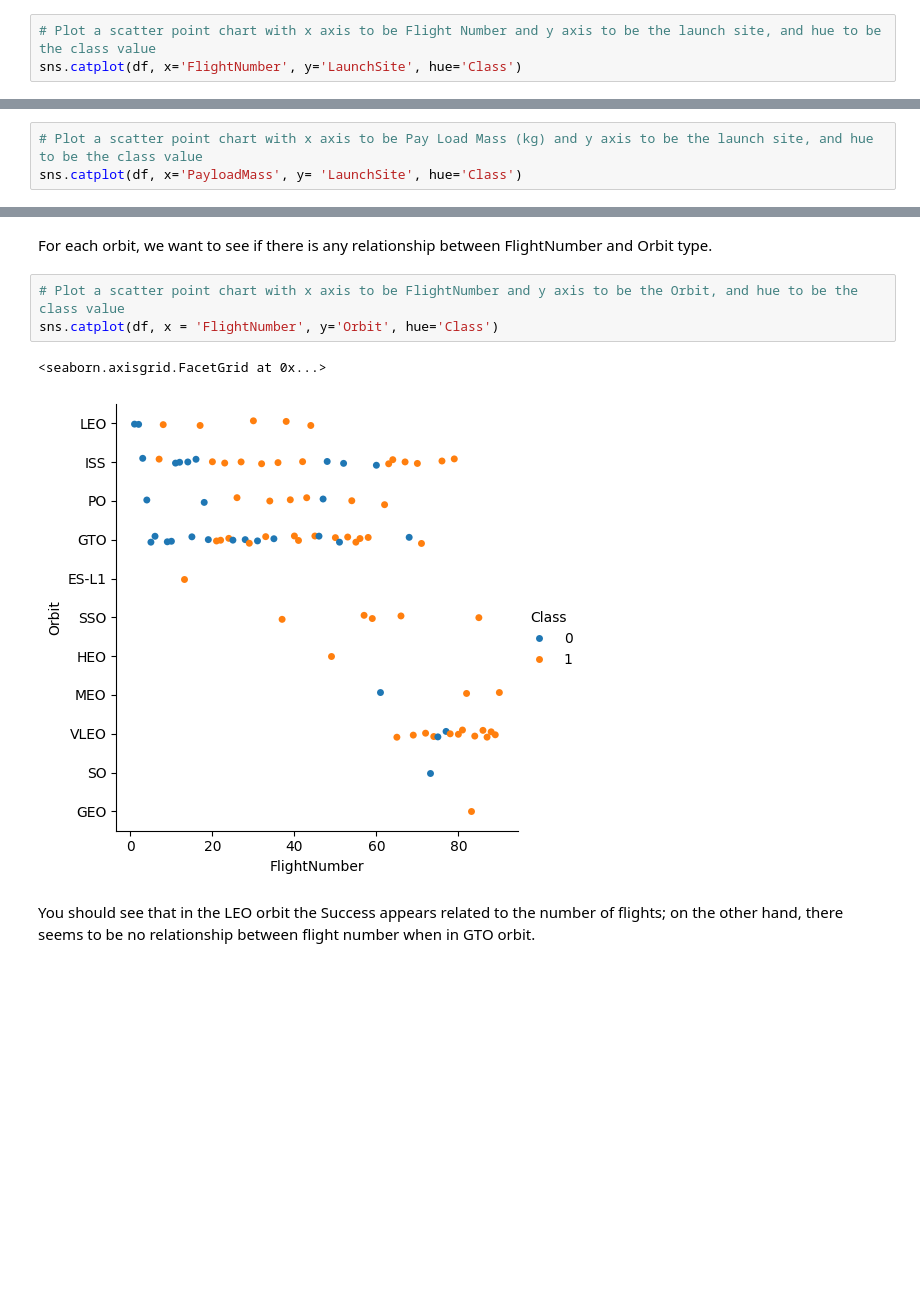
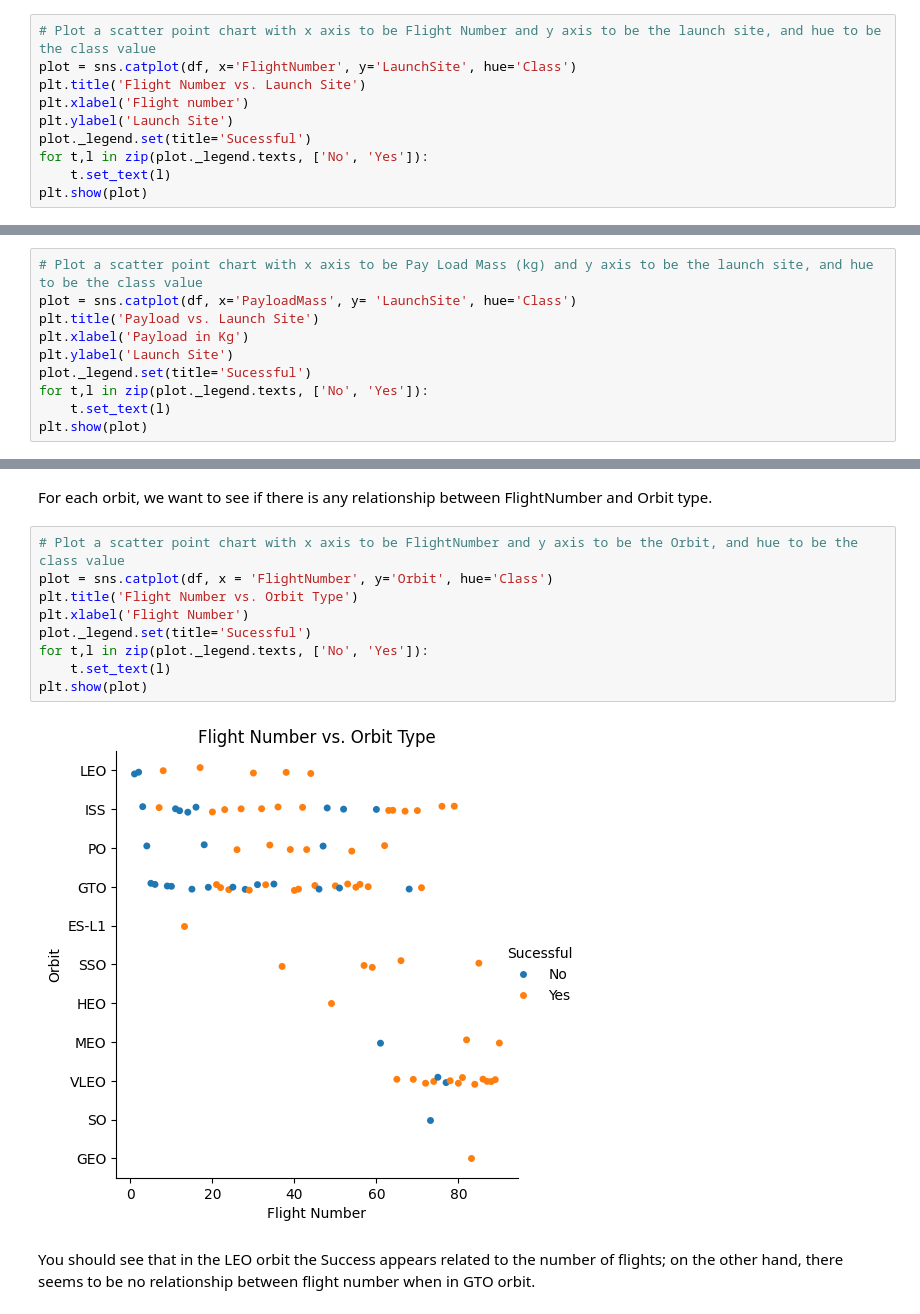
Before and after one commit to osjuquiga/IBM-Data-Sciene-Capstone, a Jupyter notebook: jupyter-labs-eda-dataviz.ipynb, the cells around one changed output, grey strips where cells are left out. Saved outputs shown, nothing was run; the diff lists cells and outputs as text; blank space fills up the shorter version.

```diff
--- a/jupyter-labs-eda-dataviz.ipynb
+++ b/jupyter-labs-eda-dataviz.ipynb
@@ -83,5 +83,12 @@ Next, let's drill down to each site visualize its detailed launch records.
 Use the function <code>catplot</code> to plot <code>FlightNumber</code> vs <code>LaunchSite</code>, set the  parameter <code>x</code>  parameter to <code>FlightNumber</code>,set the  <code>y</code> to <code>Launch Site</code> and set the parameter <code>hue</code> to <code>'class'</code>
 # %%
 # Plot a scatter point chart with x axis to be Flight Number and y axis to be the launch site, and hue to be the class value
-sns.catplot(df, x='FlightNumber', y='LaunchSite', hue='Class')
+plot = sns.catplot(df, x='FlightNumber', y='LaunchSite', hue='Class')
+plt.title('Flight Number vs. Launch Site')
+plt.xlabel('Flight number')
+plt.ylabel('Launch Site')
+plot._legend.set(title='Sucessful')
+for t,l in zip(plot._legend.texts, ['No', 'Yes']):
+    t.set_text(l)
+plt.show(plot)
 # %% [output]
@@ -95,5 +101,12 @@ Now try to explain the patterns you found in the Flight Number vs. Launch Site s
 We also want to observe if there is any relationship between launch sites and their payload mass.
 # %%
 # Plot a scatter point chart with x axis to be Pay Load Mass (kg) and y axis to be the launch site, and hue to be the class value
-sns.catplot(df, x='PayloadMass', y= 'LaunchSite', hue='Class')
+plot = sns.catplot(df, x='PayloadMass', y= 'LaunchSite', hue='Class')
+plt.title('Payload vs. Launch Site')
+plt.xlabel('Payload in Kg')
+plt.ylabel('Launch Site')
+plot._legend.set(title='Sucessful')
+for t,l in zip(plot._legend.texts, ['No', 'Yes']):
+    t.set_text(l)
+plt.show(plot)
 # %% [output]
@@ -123,10 +140,15 @@ Analyze the ploted bar chart try to find which orbits have high sucess rate.
 For each orbit, we want to see if there is any relationship between FlightNumber and Orbit type.
 # %%
 # Plot a scatter point chart with x axis to be FlightNumber and y axis to be the Orbit, and hue to be the class value
-sns.catplot(df, x = 'FlightNumber', y='Orbit', hue='Class')
+plot = sns.catplot(df, x = 'FlightNumber', y='Orbit', hue='Class')
+plt.title('Flight Number vs. Orbit Type')
+plt.xlabel('Flight Number')
+plot._legend.set(title='Sucessful')
+for t,l in zip(plot._legend.texts, ['No', 'Yes']):
+    t.set_text(l)
+plt.show(plot)
 # %% [output]
-<seaborn.axisgrid.FacetGrid at 0x...>
-[figure, old version]
+[figure, new version]
 # %% [markdown]
 You should see that in the LEO orbit the Success appears related to the number of flights; on the other hand, there seems to be no relationship between flight number when in GTO orbit.
 # %% [markdown]
```
Also changed, not shown: parts of 5 cells of this notebook.
